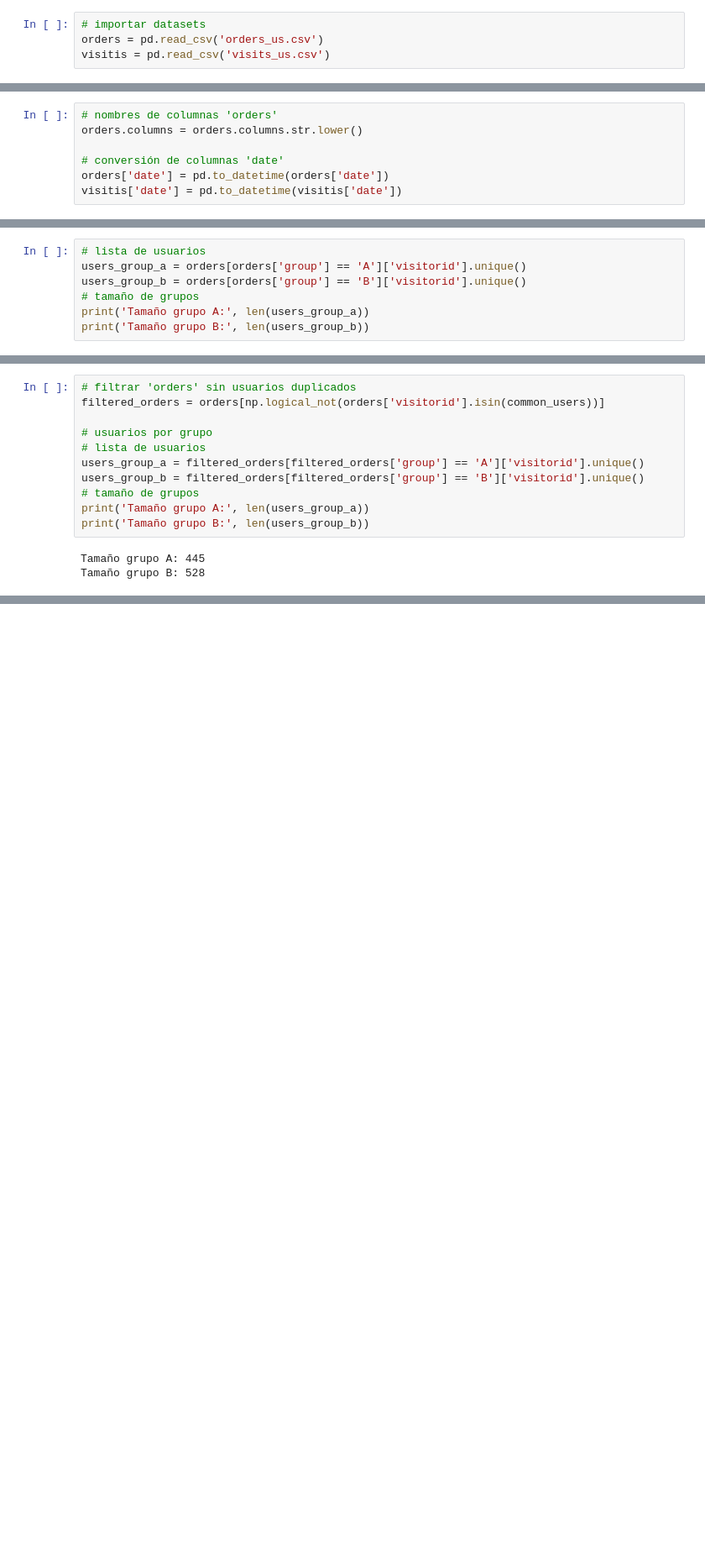
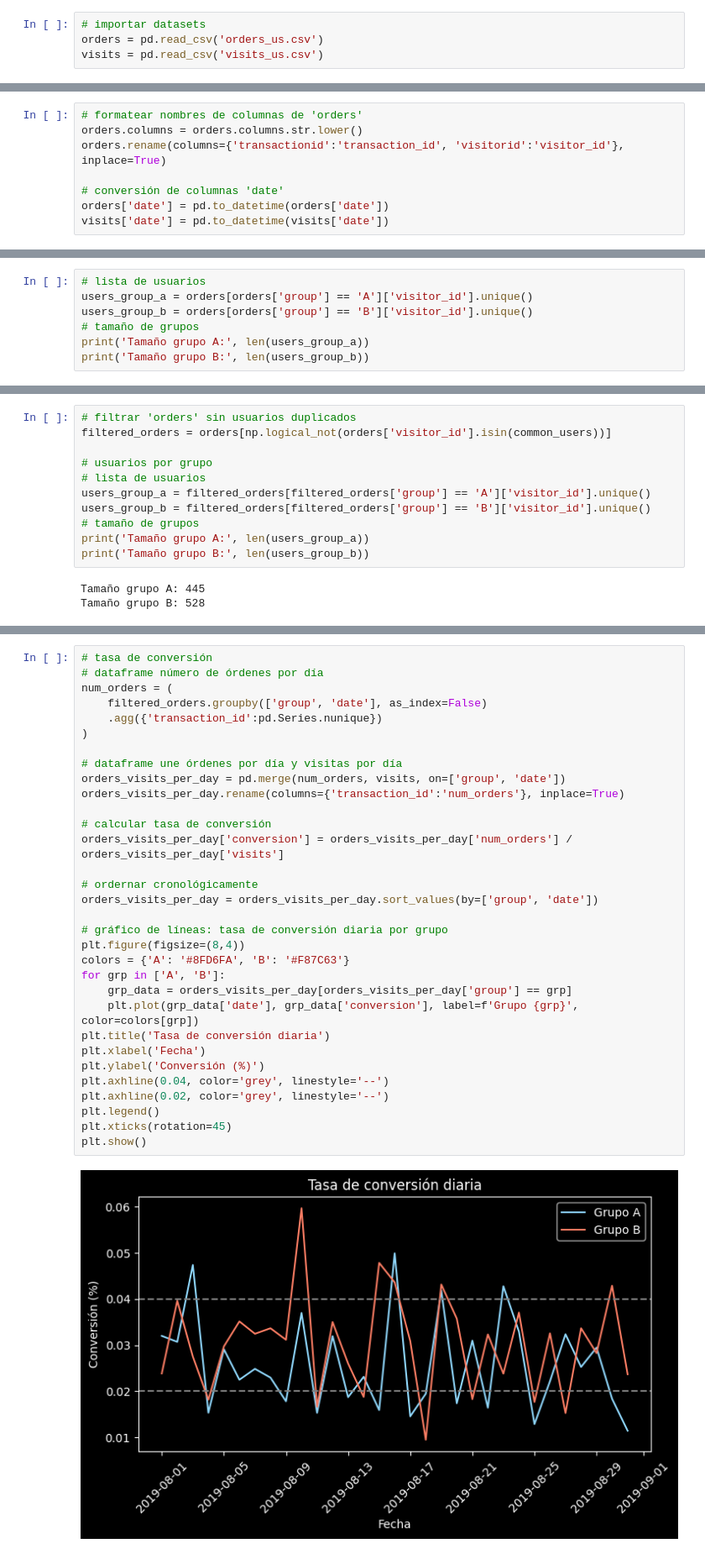
Before and after one commit to XivxnX/analisis_tienda-online, a Jupyter notebook: analisis_tienda-online.ipynb, the cells around one changed output, grey strips where cells are left out. Shown: that part at 84% size. Drawn from its saved outputs; the diff is of its cells as text; blank space fills up the shorter version.

Commit message:
Update análisis de test A/B: tasa de conversión por grupo

```diff
--- a/analisis_tienda-online.ipynb
+++ b/analisis_tienda-online.ipynb
@@ -137,7 +137,7 @@ Hipótesis recomendadas por orden de prioridad:
 # %%
 # importar datasets
 orders = pd.read_csv('orders_us.csv')
-visitis = pd.read_csv('visits_us.csv')
+visits = pd.read_csv('visits_us.csv')
 # %% [markdown]
 ## visualización general de los datos
 # %%
@@ -194,12 +194,13 @@ Los datasets no presentan valores nulos ni duplicados. Hay que darle formato al
 # %% [markdown]
 ## Limpieza de datos
 # %%
-# nombres de columnas 'orders'
+# formatear nombres de columnas de 'orders'
 orders.columns = orders.columns.str.lower()
+orders.rename(columns={'transactionid':'transaction_id', 'visitorid':'visitor_id'}, inplace=True)
 
 # conversión de columnas 'date'
 orders['date'] = pd.to_datetime(orders['date'])
-visitis['date'] = pd.to_datetime(visitis['date'])
+visits['date'] = pd.to_datetime(visits['date'])
 # %% [markdown]
 ## Análisis de resultados
 # %%
@@ -210,8 +211,8 @@ Inicio de la prueba: 2019-08-01 00:00:00
 Fecha corte: 2019-08-31 00:00:00
 # %%
 # lista de usuarios
-users_group_a = orders[orders['group'] == 'A']['visitorid'].unique()
-users_group_b = orders[orders['group'] == 'B']['visitorid'].unique()
+users_group_a = orders[orders['group'] == 'A']['visitor_id'].unique()
+users_group_b = orders[orders['group'] == 'B']['visitor_id'].unique()
 # tamaño de grupos
 print('Tamaño grupo A:', len(users_group_a))
 print('Tamaño grupo B:', len(users_group_b))
@@ -226,12 +227,12 @@ print('Usuarios en ambos grupos:', len(common_users))
 Usuarios en ambos grupos: 58
 # %%
 # filtrar 'orders' sin usuarios duplicados
-filtered_orders = orders[np.logical_not(orders['visitorid'].isin(common_users))]
+filtered_orders = orders[np.logical_not(orders['visitor_id'].isin(common_users))]
 
 # usuarios por grupo
 # lista de usuarios
-users_group_a = filtered_orders[filtered_orders['group'] == 'A']['visitorid'].unique()
-users_group_b = filtered_orders[filtered_orders['group'] == 'B']['visitorid'].unique()
+users_group_a = filtered_orders[filtered_orders['group'] == 'A']['visitor_id'].unique()
+users_group_b = filtered_orders[filtered_orders['group'] == 'B']['visitor_id'].unique()
 # tamaño de grupos
 print('Tamaño grupo A:', len(users_group_a))
 print('Tamaño grupo B:', len(users_group_b))
@@ -331,3 +332,37 @@ plt.xticks(rotation=45)
 plt.show()
 # %% [output]
 [figure]
+# %%
+# tasa de conversión
+# dataframe número de órdenes por día
+num_orders = (
+    filtered_orders.groupby(['group', 'date'], as_index=False)
+    .agg({'transaction_id':pd.Series.nunique})
+)
+
+# dataframe une órdenes por día y visitas por día
+orders_visits_per_day = pd.merge(num_orders, visits, on=['group', 'date'])
+orders_visits_per_day.rename(columns={'transaction_id':'num_orders'}, inplace=True)
+
+# calcular tasa de conversión
+orders_visits_per_day['conversion'] = orders_visits_per_day['num_orders'] / orders_visits_per_day['visits']
+
+# ordernar cronológicamente
+orders_visits_per_day = orders_visits_per_day.sort_values(by=['group', 'date'])
+
+# gráfico de líneas: tasa de conversión diaria por grupo
+plt.figure(figsize=(8,4))
+colors = {'A': '#8FD6FA', 'B': '#F87C63'}
+for grp in ['A', 'B']:
+    grp_data = orders_visits_per_day[orders_visits_per_day['group'] == grp]
+    plt.plot(grp_data['date'], grp_data['conversion'], label=f'Grupo {grp}', color=colors[grp])
+plt.title('Tasa de conversión diaria')
+plt.xlabel('Fecha')
+plt.ylabel('Conversión (%)')
+plt.axhline(0.04, color='grey', linestyle='--')
+plt.axhline(0.02, color='grey', linestyle='--')
+plt.legend()
+plt.xticks(rotation=45)
+plt.show()
+# %% [output]
+[figure, added]
```
Also changed, not shown: parts of 4 cells of this notebook.
